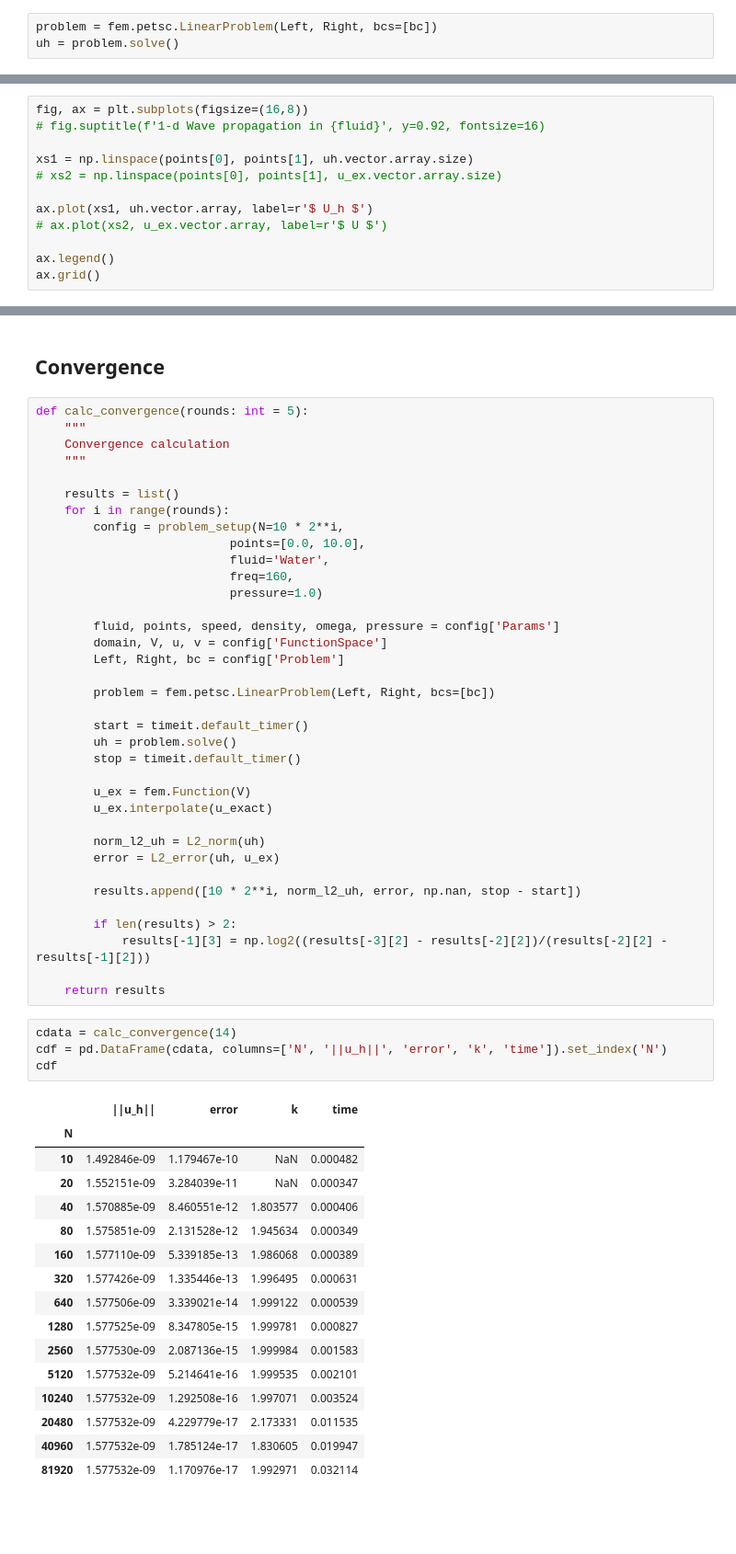
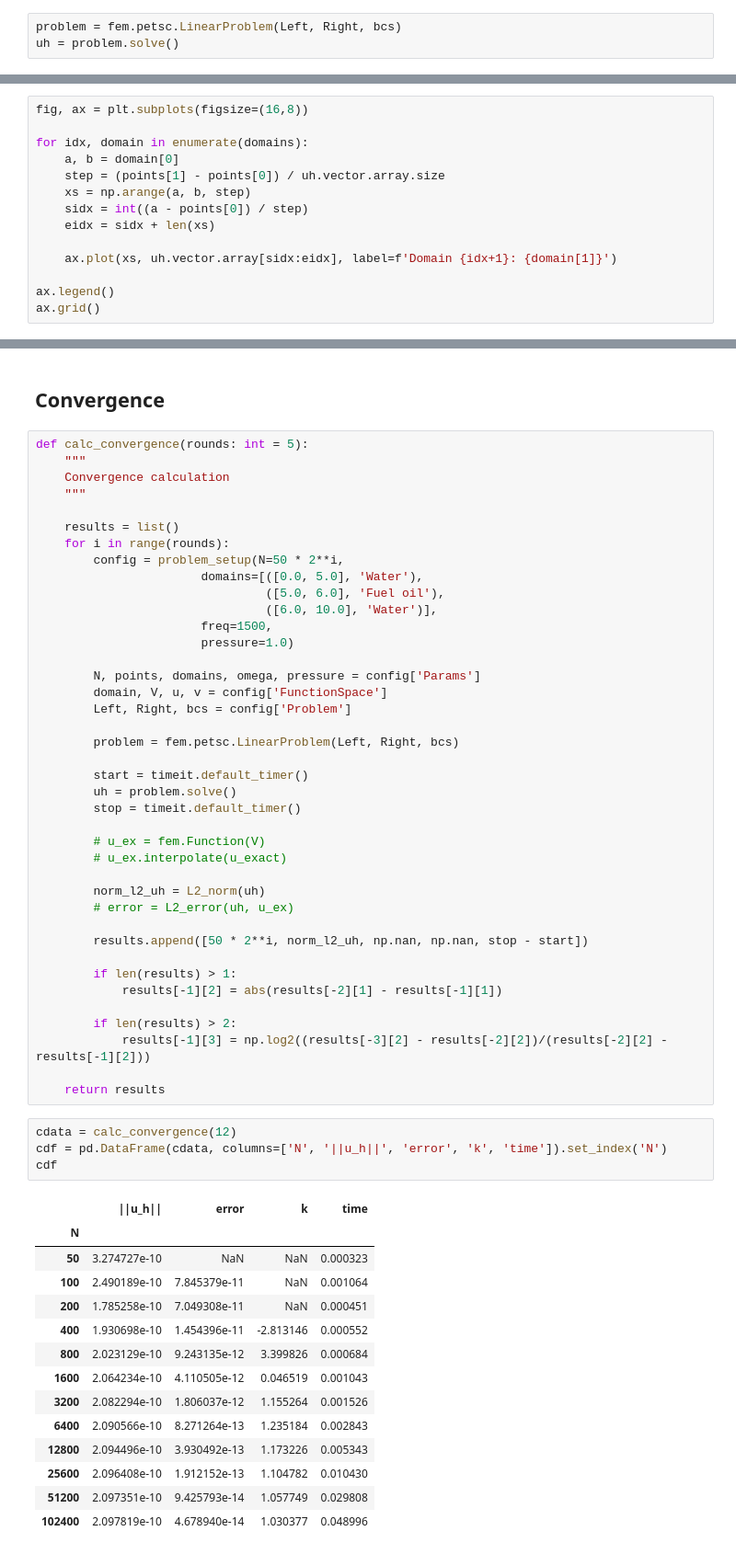
Before and after one commit to DthRazak/Dissipative-Acoustic, a Jupyter notebook: Harmonic-Oscillations/1d-non-homogeneous.ipynb, the cells around one changed output, grey strips where cells are left out. Shown at 92% size. Saved outputs shown, nothing was run; the diff lists cells and outputs as text; blank space fills up the shorter version.

```diff
--- a/Harmonic-Oscillations/1d-non-homogeneous.ipynb
+++ b/Harmonic-Oscillations/1d-non-homogeneous.ipynb
@@ -175,3 +165,3 @@ The Arguments found are:
 # %%
-problem = fem.petsc.LinearProblem(Left, Right, bcs=[bc])
+problem = fem.petsc.LinearProblem(Left, Right, bcs)
 uh = problem.solve()
@@ -190,13 +169,15 @@ array([1., 0., 0., 0., 0., 0., 0., 0., 0., 0., 0., 0., 0., 0., 0., 0., 0.,
 ## Results
 # %%
 fig, ax = plt.subplots(figsize=(16,8))
-# fig.suptitle(f'1-d Wave propagation in {fluid}', y=0.92, fontsize=16)
 
-xs1 = np.linspace(points[0], points[1], uh.vector.array.size)
-# xs2 = np.linspace(points[0], points[1], u_ex.vector.array.size)
+for idx, domain in enumerate(domains):
+    a, b = domain[0]
+    step = (points[1] - points[0]) / uh.vector.array.size
+    xs = np.arange(a, b, step)
+    sidx = int((a - points[0]) / step)
+    eidx = sidx + len(xs)
 
-ax.plot(xs1, uh.vector.array, label=r'$ U_h $')
-# ax.plot(xs2, u_ex.vector.array, label=r'$ U $')
+    ax.plot(xs, uh.vector.array[sidx:eidx], label=f'Domain {idx+1}: {domain[1]}')
 
 ax.legend()
 ax.grid()
@@ -232,52 +201,54 @@ def calc_convergence(rounds: int = 5):
 
     results = list()
     for i in range(rounds):
-        config = problem_setup(N=10 * 2**i,
-                           points=[0.0, 10.0],
-                           fluid='Water',
-                           freq=160,
-                           pressure=1.0)
+        config = problem_setup(N=50 * 2**i,
+                       domains=[([0.0, 5.0], 'Water'),
+                                ([5.0, 6.0], 'Fuel oil'),
+                                ([6.0, 10.0], 'Water')],
+                       freq=1500,
+                       pressure=1.0)
 
-        fluid, points, speed, density, omega, pressure = config['Params']
+        N, points, domains, omega, pressure = config['Params']
         domain, V, u, v = config['FunctionSpace']
-        Left, Right, bc = config['Problem']
+        Left, Right, bcs = config['Problem']
 
-        problem = fem.petsc.LinearProblem(Left, Right, bcs=[bc])
+        problem = fem.petsc.LinearProblem(Left, Right, bcs)
 
         start = timeit.default_timer()
         uh = problem.solve()
         stop = timeit.default_timer()
 
-        u_ex = fem.Function(V)
-        u_ex.interpolate(u_exact)
+        # u_ex = fem.Function(V)
+        # u_ex.interpolate(u_exact)
 
         norm_l2_uh = L2_norm(uh)
-        error = L2_error(uh, u_ex)
+        # error = L2_error(uh, u_ex)
 
-        results.append([10 * 2**i, norm_l2_uh, error, np.nan, stop - start])
+        results.append([50 * 2**i, norm_l2_uh, np.nan, np.nan, stop - start])
+
+        if len(results) > 1:
+            results[-1][2] = abs(results[-2][1] - results[-1][1])
 
         if len(results) > 2:
             results[-1][3] = np.log2((results[-3][2] - results[-2][2])/(results[-2][2] - results[-1][2]))
 
     return results
 # %%
-cdata = calc_convergence(14)
+cdata = calc_convergence(12)
 cdf = pd.DataFrame(cdata, columns=['N', '||u_h||', 'error', 'k', 'time']).set_index('N')
 cdf
 # %% [output]
 |  | ||u_h|| | error | k | time |
 | N |  |  |  |  |
-| 10 | 1.492846e-09 | 1.179467e-10 | NaN | 0.000482 |
-| 20 | 1.552151e-09 | 3.284039e-11 | NaN | 0.000347 |
-| 40 | 1.570885e-09 | 8.460551e-12 | 1.803577 | 0.000406 |
-| 80 | 1.575851e-09 | 2.131528e-12 | 1.945634 | 0.000349 |
-| 160 | 1.577110e-09 | 5.339185e-13 | 1.986068 | 0.000389 |
-| 320 | 1.577426e-09 | 1.335446e-13 | 1.996495 | 0.000631 |
-| 640 | 1.577506e-09 | 3.339021e-14 | 1.999122 | 0.000539 |
-| 1280 | 1.577525e-09 | 8.347805e-15 | 1.999781 | 0.000827 |
-| 2560 | 1.577530e-09 | 2.087136e-15 | 1.999984 | 0.001583 |
-| 5120 | 1.577532e-09 | 5.214641e-16 | 1.999535 | 0.002101 |
-| 10240 | 1.577532e-09 | 1.292508e-16 | 1.997071 | 0.003524 |
-| 20480 | 1.577532e-09 | 4.229779e-17 | 2.173331 | 0.011535 |
-| 40960 | 1.577532e-09 | 1.785124e-17 | 1.830605 | 0.019947 |
-| 81920 | 1.577532e-09 | 1.170976e-17 | 1.992971 | 0.032114 |
+| 50 | 3.274727e-10 | NaN | NaN | 0.000323 |
+| 100 | 2.490189e-10 | 7.845379e-11 | NaN | 0.001064 |
+| 200 | 1.785258e-10 | 7.049308e-11 | NaN | 0.000451 |
+| 400 | 1.930698e-10 | 1.454396e-11 | -2.813146 | 0.000552 |
+| 800 | 2.023129e-10 | 9.243135e-12 | 3.399826 | 0.000684 |
+| 1600 | 2.064234e-10 | 4.110505e-12 | 0.046519 | 0.001043 |
+| 3200 | 2.082294e-10 | 1.806037e-12 | 1.155264 | 0.001526 |
+| 6400 | 2.090566e-10 | 8.271264e-13 | 1.235184 | 0.002843 |
+| 12800 | 2.094496e-10 | 3.930492e-13 | 1.173226 | 0.005343 |
+| 25600 | 2.096408e-10 | 1.912152e-13 | 1.104782 | 0.010430 |
+| 51200 | 2.097351e-10 | 9.425793e-14 | 1.057749 | 0.029808 |
+| 102400 | 2.097819e-10 | 4.678940e-14 | 1.030377 | 0.048996 |
```
Also changed, not shown: parts of 10 cells of this notebook, 1 other file.
